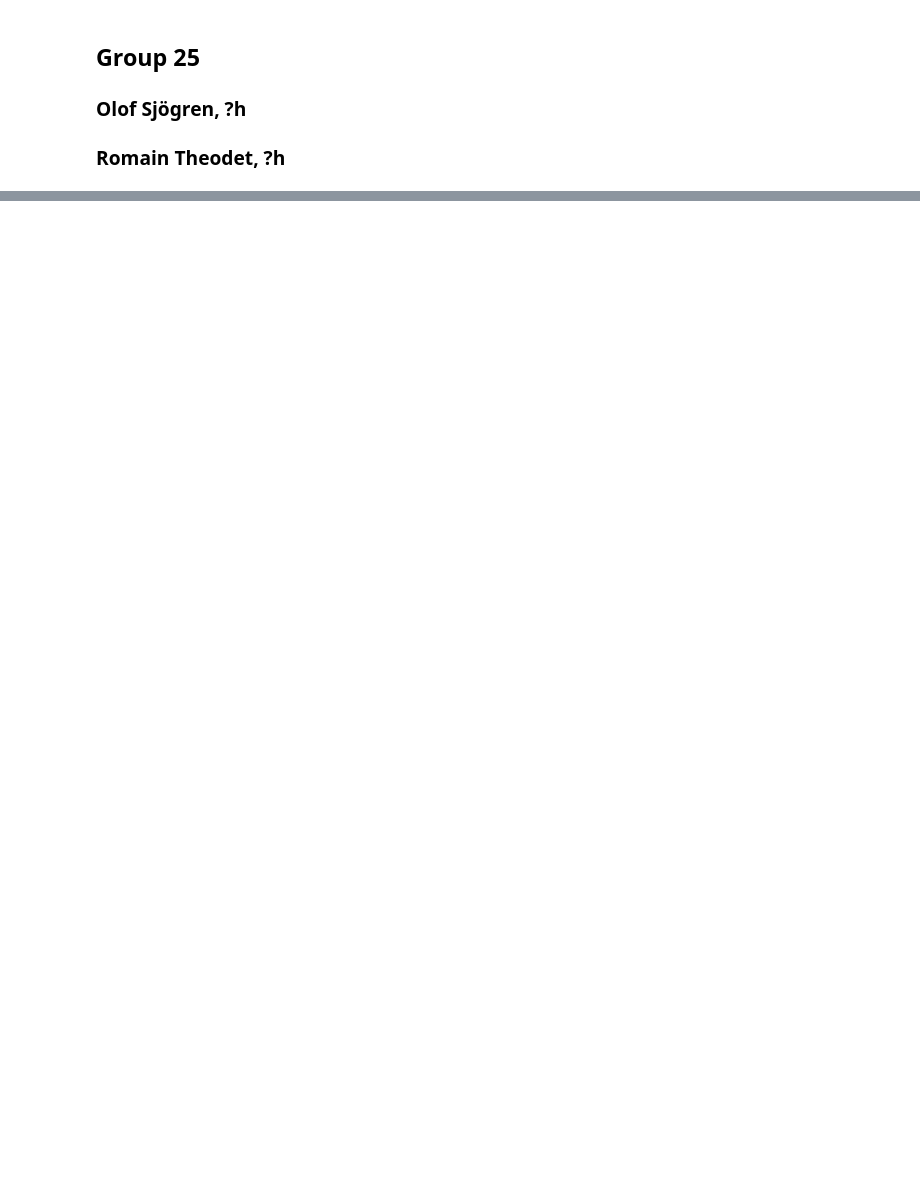
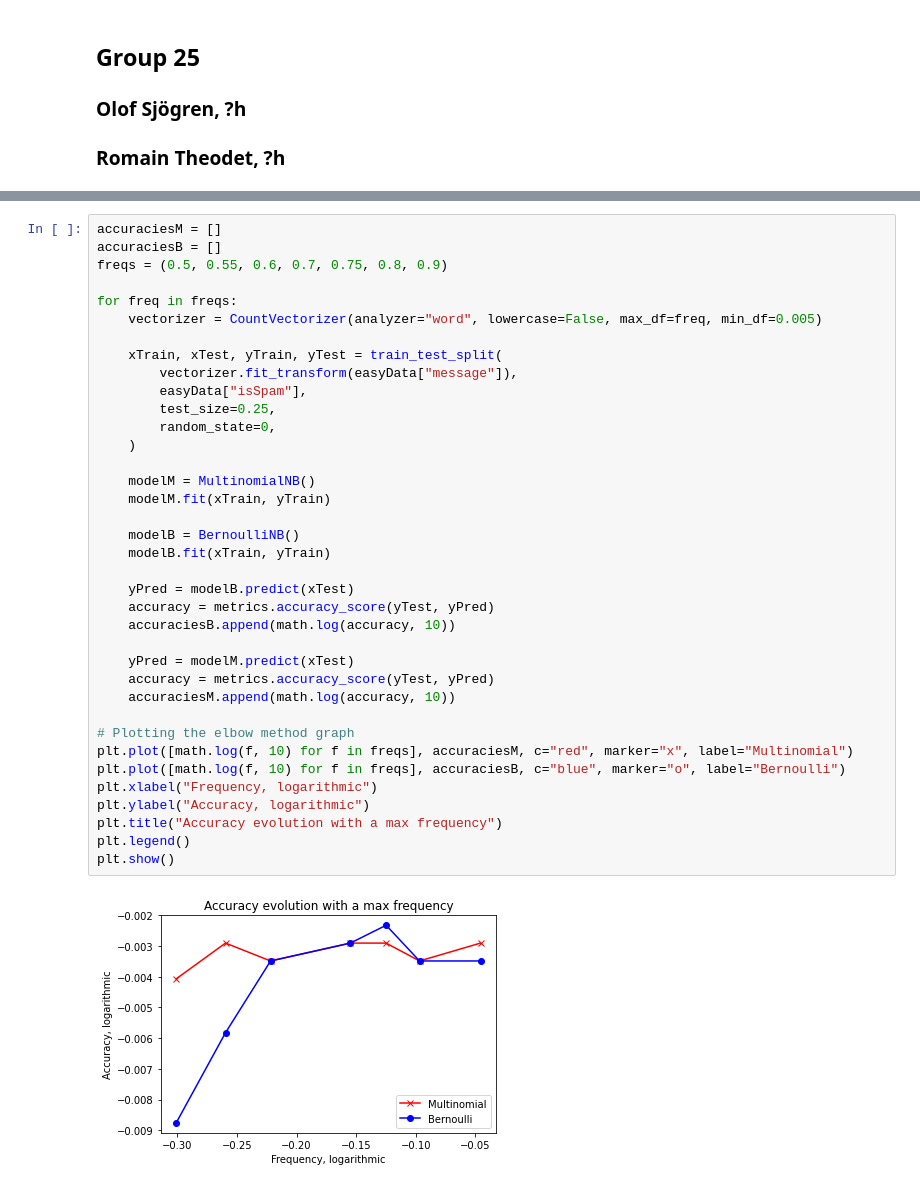
Before and after one commit to RomainTHD-UniStuff/DAT405_Introduction_to_Data_Science_and_AI, a Jupyter notebook: Assignment_4/Assignment_4.ipynb, the cells around one changed output, grey strips where cells are left out. Drawn from its saved outputs; the diff is of its cells as text; blank space fills up the shorter version.

```diff
--- a/Assignment_4/Assignment_4.ipynb
+++ b/Assignment_4/Assignment_4.ipynb
@@ -7,3 +237,42 @@
+# %%
+accuraciesM = []
+accuraciesB = []
+freqs = (0.5, 0.55, 0.6, 0.7, 0.75, 0.8, 0.9)
+
+for freq in freqs:
+    vectorizer = CountVectorizer(analyzer="word", lowercase=False, max_df=freq, min_df=0.005)
+
+    xTrain, xTest, yTrain, yTest = train_test_split(
+        vectorizer.fit_transform(easyData["message"]),
+        easyData["isSpam"],
+        test_size=0.25,
+        random_state=0,
+    )
+
+    modelM = MultinomialNB()
+    modelM.fit(xTrain, yTrain)
+
+    modelB = BernoulliNB()
+    modelB.fit(xTrain, yTrain)
+
+    yPred = modelB.predict(xTest)
+    accuracy = metrics.accuracy_score(yTest, yPred)
+    accuraciesB.append(math.log(accuracy, 10))
+
+    yPred = modelM.predict(xTest)
+    accuracy = metrics.accuracy_score(yTest, yPred)
+    accuraciesM.append(math.log(accuracy, 10))
+
+# Plotting the elbow method graph
+plt.plot([math.log(f, 10) for f in freqs], accuraciesM, c="red", marker="x", label="Multinomial")
+plt.plot([math.log(f, 10) for f in freqs], accuraciesB, c="blue", marker="o", label="Bernoulli")
+plt.xlabel("Frequency, logarithmic")
+plt.ylabel("Accuracy, logarithmic")
+plt.title("Accuracy evolution with a max frequency")
+plt.legend()
+plt.show()
+# %% [output]
+[figure, added]
 # %% [markdown]
 <a style='text-decoration:none;line-height:16px;display:flex;color:#5B5B62;padding:10px;justify-content:end;' href='https://deepnote.com?utm_source=created-in-deepnote-cell&projectId=ab83f1d1-4f39-4251-b899-1ad25d544179' target="_blank">
 <img alt='Created in deepnote.com' style='display:inline;max-height:16px;margin:0px;margin-right:7.5px;' src='embedded-picture-1' > </img>
```
Also changed, not shown: parts of 15 cells of this notebook, 1 other file.
